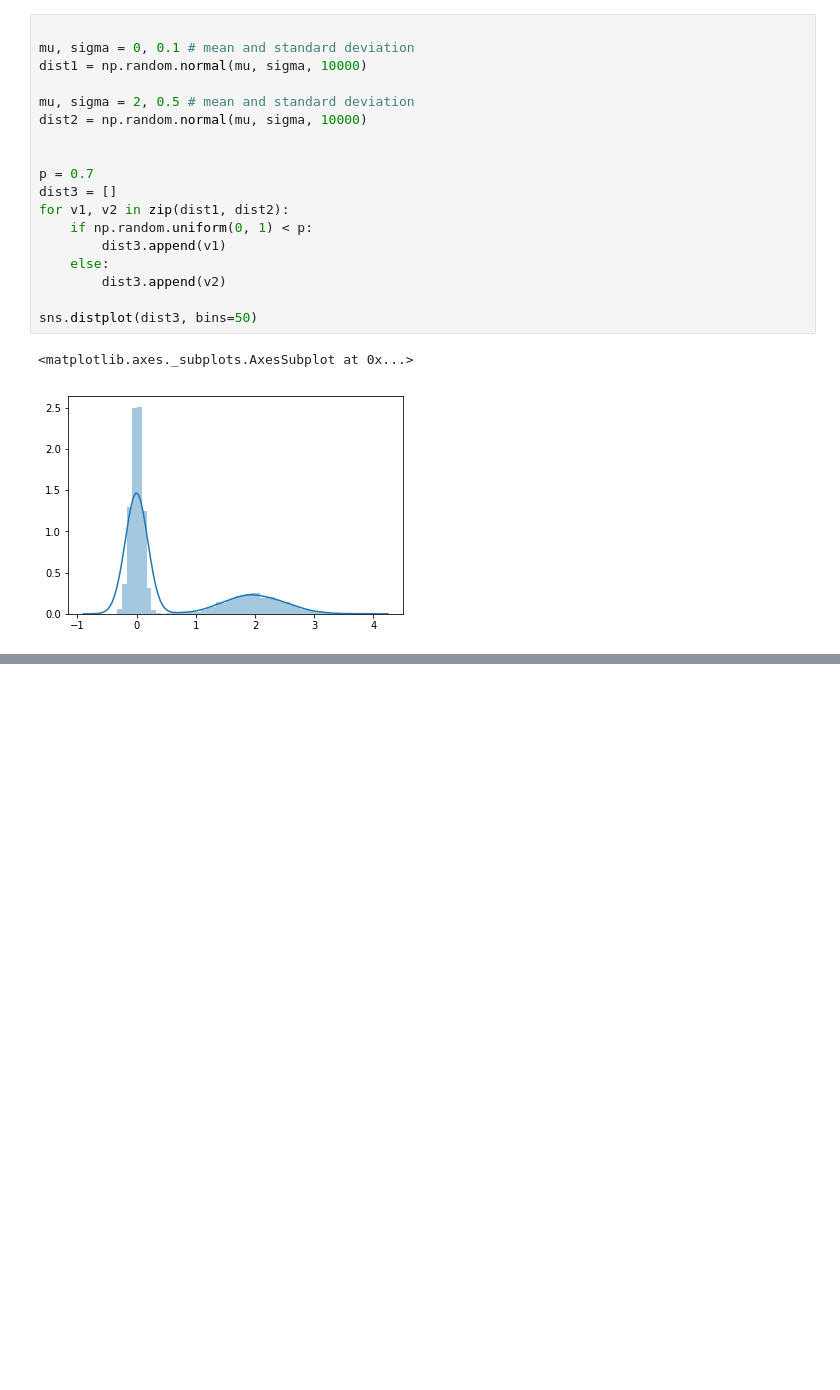
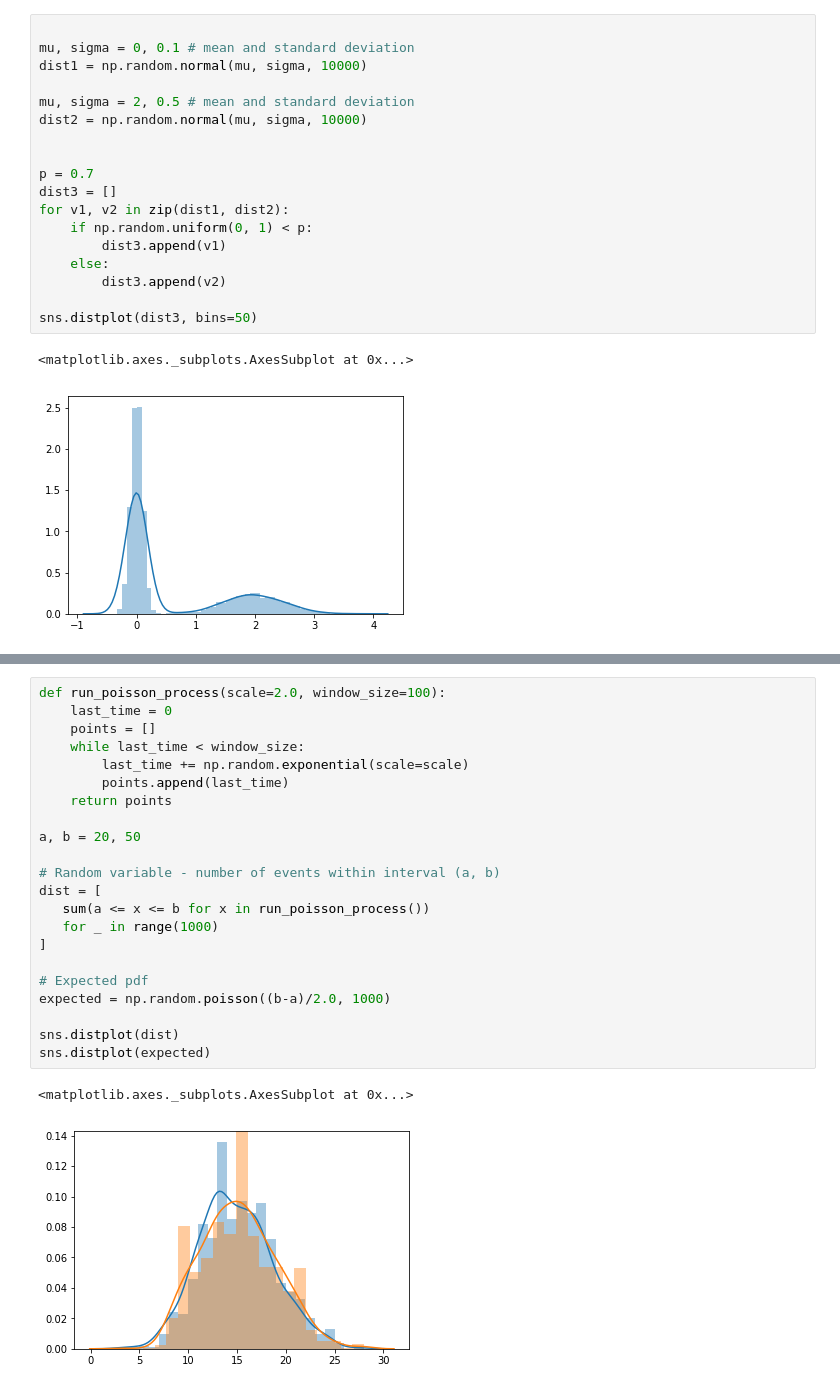
Before and after one commit to sievlev/performance-analysis, a Jupyter notebook: simulation.ipynb, the cells around one changed output, grey strips where cells are left out. Cells and saved outputs as stored; diff of their text form; blank space fills up the shorter version.

```diff
--- a/simulation.ipynb
+++ b/simulation.ipynb
@@ -49,0 +73,25 @@ sns.distplot(dist3, bins=50)
+# %%
+def run_poisson_process(scale=2.0, window_size=100):
+    last_time = 0
+    points = []
+    while last_time < window_size:
+        last_time += np.random.exponential(scale=scale)
+        points.append(last_time)
+    return points
+
+a, b = 20, 50
+
+# Random variable - number of events within interval (a, b)
+dist = [
+   sum(a <= x <= b for x in run_poisson_process())
+   for _ in range(1000)
+]
+
+# Expected pdf
+expected = np.random.poisson((b-a)/2.0, 1000)
+
+sns.distplot(dist)
+sns.distplot(expected)
+# %% [output]
+<matplotlib.axes._subplots.AxesSubplot at 0x...>
+[figure, added]
```
Also changed, not shown: parts of 3 cells of this notebook.
